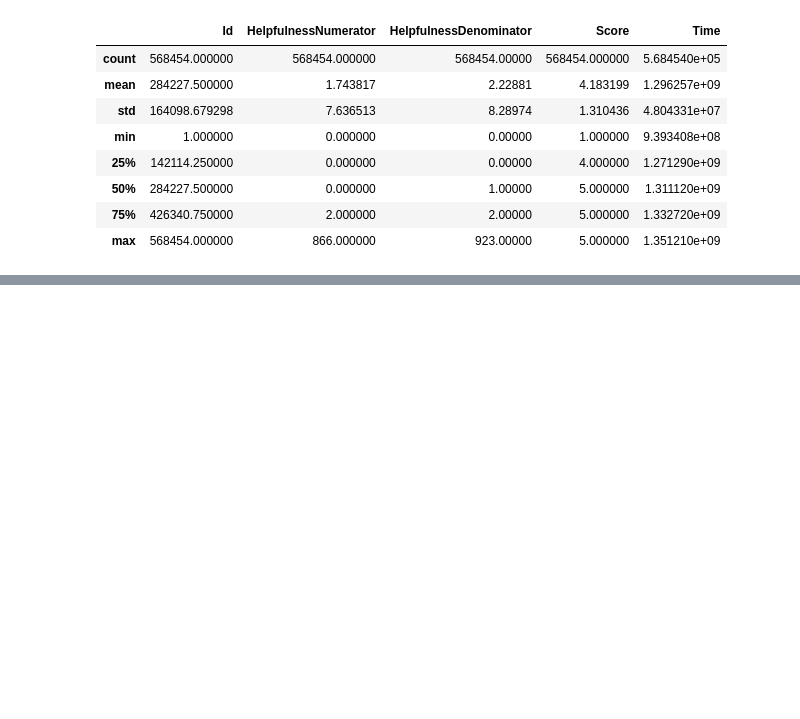
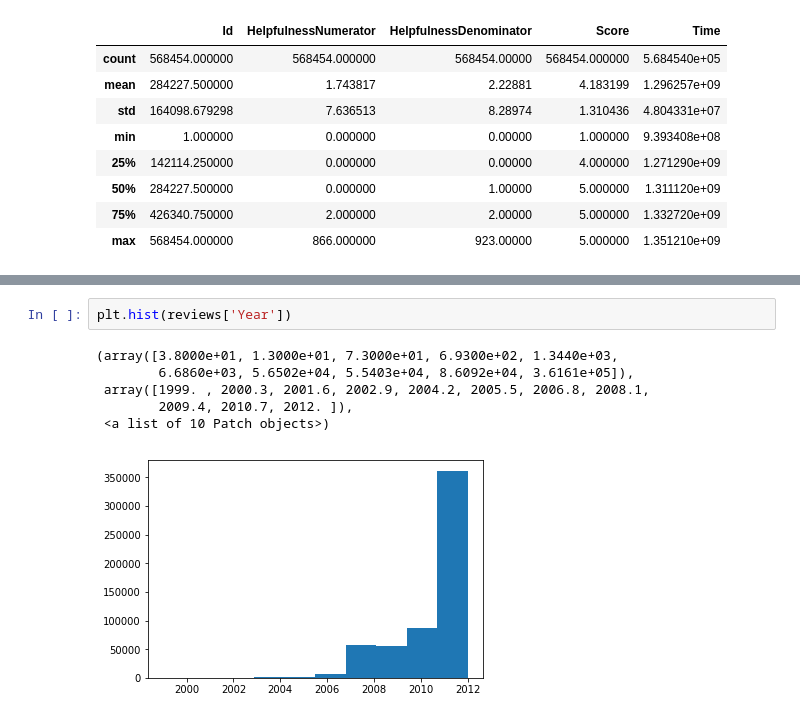
Before and after one commit to MintMin/AmazonReviewsAnalysis, a Jupyter notebook: Nic/Week 1 Nic's Exploratory Analysis.ipynb, the cells around one changed output, grey strips where cells are left out. Drawn from its saved outputs; the diff is of its cells as text; blank space fills up the shorter version.

```diff
--- a/Nic/Week 1 Nic's Exploratory Analysis.ipynb
+++ b/Nic/Week 1 Nic's Exploratory Analysis.ipynb
@@ -29,0 +134,9 @@ reviews.describe()
+# %%
+plt.hist(reviews['Year'])
+# %% [output]
+(array([3.8000e+01, 1.3000e+01, 7.3000e+01, 6.9300e+02, 1.3440e+03,
+        6.6860e+03, 5.6502e+04, 5.5403e+04, 8.6092e+04, 3.6161e+05]),
+ array([1999. , 2000.3, 2001.6, 2002.9, 2004.2, 2005.5, 2006.8, 2008.1,
+        2009.4, 2010.7, 2012. ]),
+ <a list of 10 Patch objects>)
+[figure, added]
```
Also changed, not shown: parts of 28 cells of this notebook.
